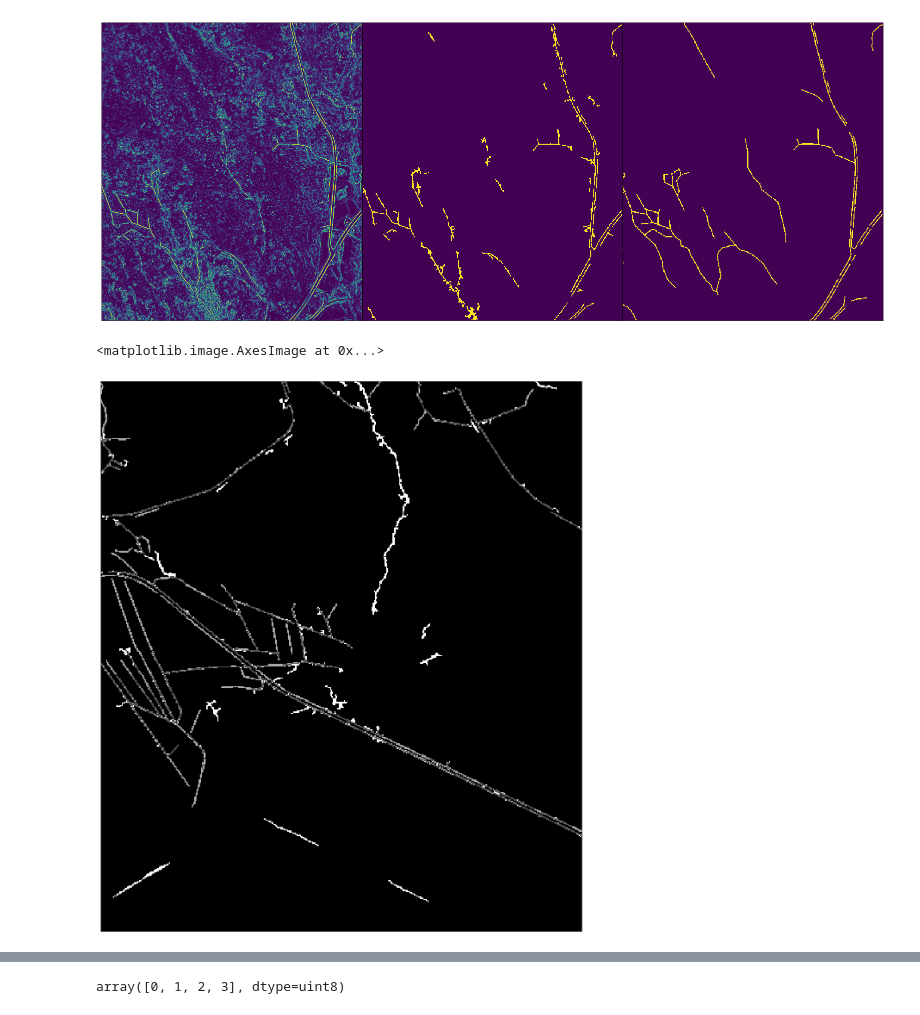
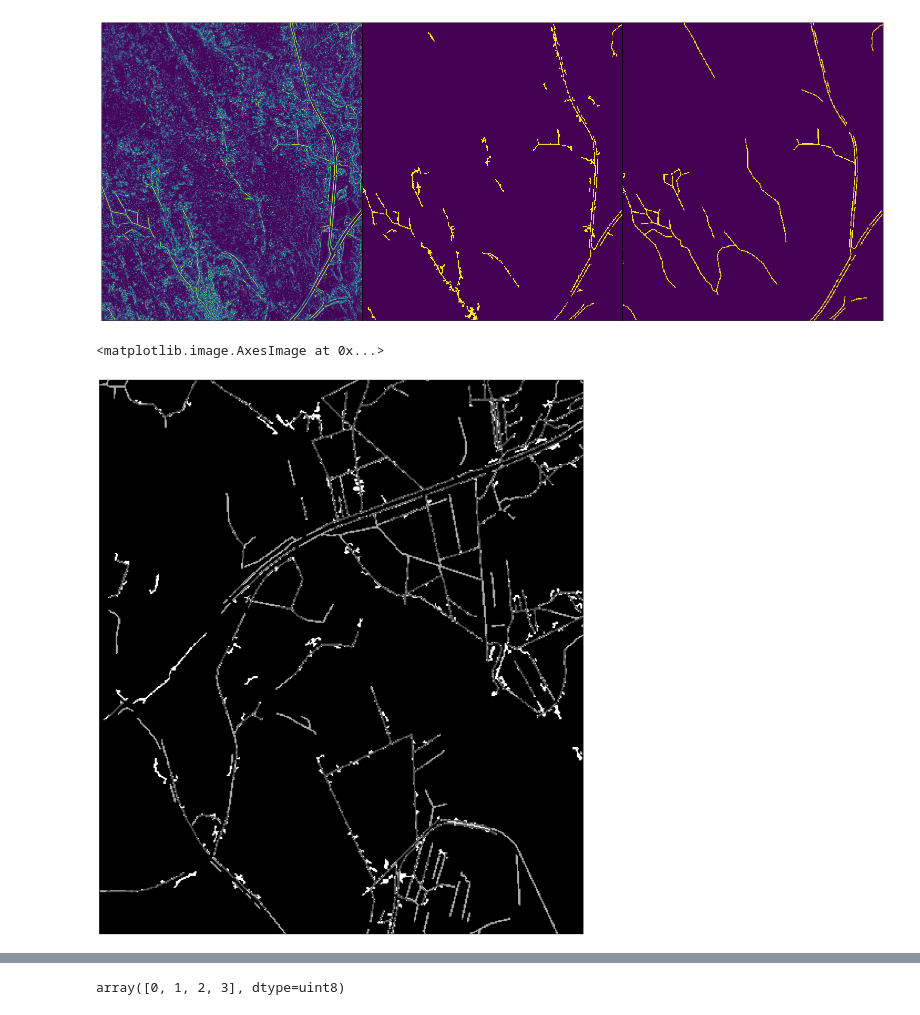
Before and after one commit to jonatan-flyckt/bachelors-thesis-playground, a Jupyter notebook: generate_tiff_from_predictions.ipynb, the cells around one changed output, grey strips where cells are left out. Cells and saved outputs as stored; diff of their text form; code cells hidden in the pictures.

Commit message:
Adds image extraction for features.

```diff
--- a/generate_tiff_from_predictions.ipynb
+++ b/generate_tiff_from_predictions.ipynb
@@ -58,18 +58,18 @@ for k in range(0,11):
                 pixels[i,j] = (0)
     newTiff.save(f"../Slutexperiment/zone_results_new_labels_{11+k}.tif")
 # %%
-plt.figure(num=None, figsize=(20,30), facecolor='w', edgecolor='k')
+plt.figure(num=None, figsize=(30,40), facecolor='w', edgecolor='k')
 ax = [plt.subplot(1,1,i+1) for i in range(1)]
 for a in ax:
     a.set_xticklabels([])
     a.set_yticklabels([])
     a.tick_params(bottom=False, left=False)
 plt.subplots_adjust(wspace=0.01,hspace=0)
 
-ax[0].imshow(np.array(Image.open("../Slutexperiment/zone_results_13.tif")), cmap="gray")
+ax[0].imshow(np.array(Image.open("../Slutexperiment/zone_results_12.tif")), cmap="gray")
 # %% [output]
 <matplotlib.image.AxesImage at 0x...>
-[figure, old version]
+[figure, new version]
 # %%
 plt.figure(num=None, figsize=(30,40), facecolor='w', edgecolor='k')
 ax = [plt.subplot(1,1,i+1) for i in range(1)]
```
Also changed, not shown: parts of 1 cell of this notebook.
